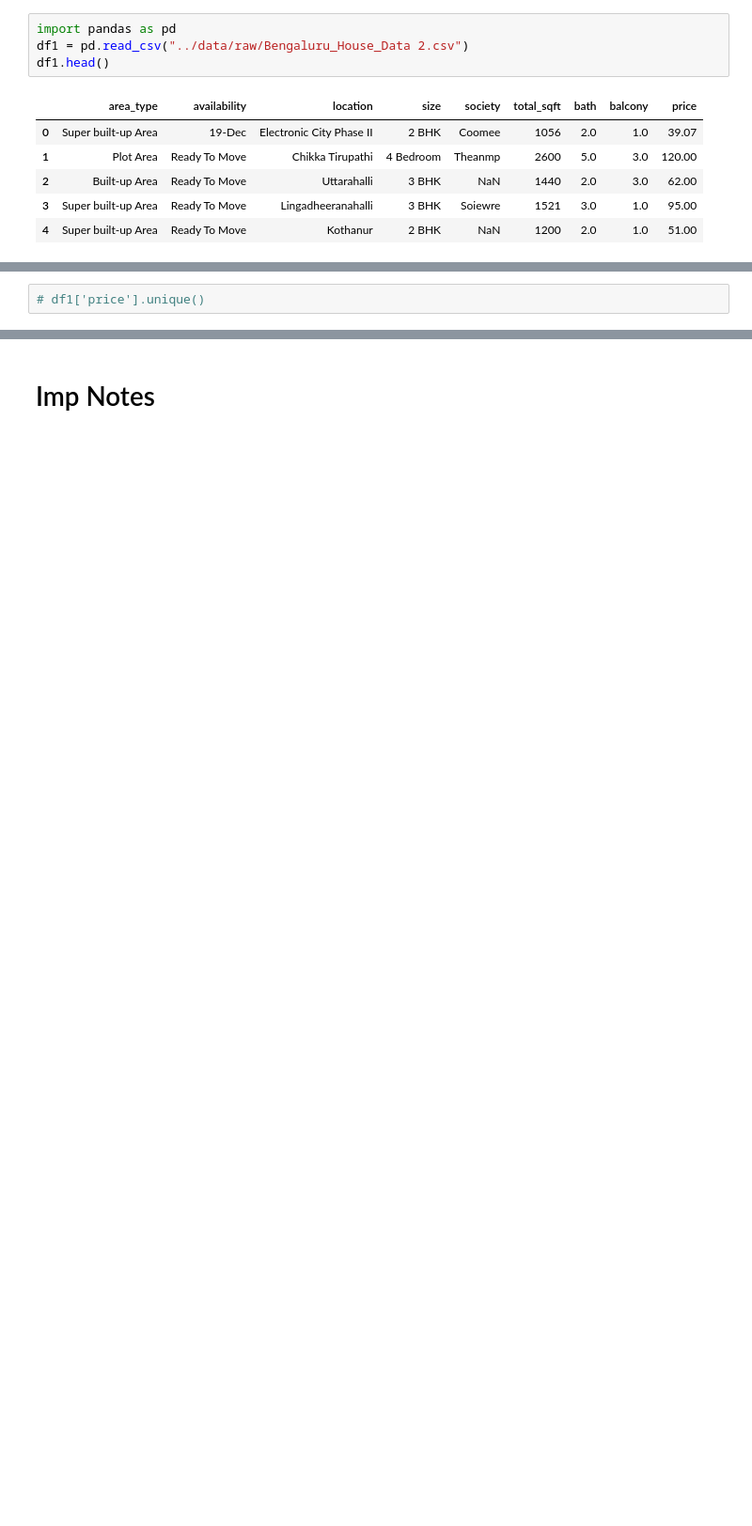
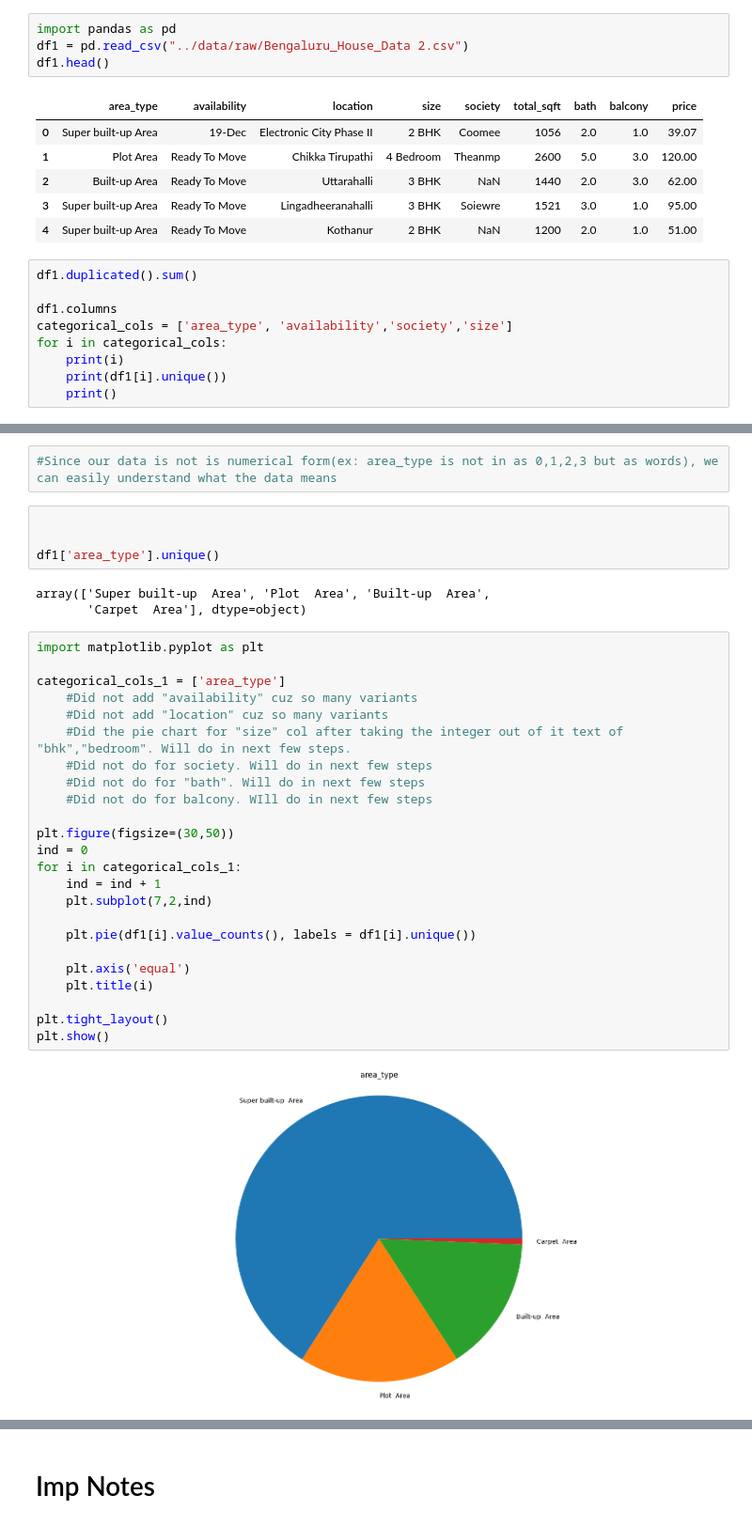
Before and after one commit to Vinushann/EstateInsight, a Jupyter notebook: src/data_preprocessing.ipynb, the cells around one changed output, grey strips where cells are left out. Shown at 94% size. Saved outputs shown, nothing was run; the diff lists cells and outputs as text; blank space fills up the shorter version.

```diff
--- a/src/data_preprocessing.ipynb
+++ b/src/data_preprocessing.ipynb
@@ -9,3 +9,12 @@ df1.head()
 | 2 | Built-up Area | Ready To Move | Uttarahalli | 3 BHK | NaN | 1440 | 2.0 | 3.0 | 62.00 |
 | 3 | Super built-up Area | Ready To Move | Lingadheeranahalli | 3 BHK | Soiewre | 1521 | 3.0 | 1.0 | 95.00 |
 | 4 | Super built-up Area | Ready To Move | Kothanur | 2 BHK | NaN | 1200 | 2.0 | 1.0 | 51.00 |
+# %%
+df1.duplicated().sum()
+
+df1.columns
+categorical_cols = ['area_type', 'availability','society','size']
+for i in categorical_cols:
+    print(i)
+    print(df1[i].unique())
+    print()
@@ -12,2 +62,35 @@ df1.head()
+# %%
+#Since our data is not is numerical form(ex: area_type is not in as 0,1,2,3 but as words), we can easily understand what the data means
 # %%
-# df1['price'].unique()
+
+
+df1['area_type'].unique()
+# %% [output]
+array(['Super built-up  Area', 'Plot  Area', 'Built-up  Area',
+       'Carpet  Area'], dtype=object)
+# %%
+import matplotlib.pyplot as plt
+
+categorical_cols_1 = ['area_type']
+    #Did not add "availability" cuz so many variants
+    #Did not add "location" cuz so many variants
+    #Did the pie chart for "size" col after taking the integer out of it text of "bhk","bedroom". Will do in next few steps.
+    #Did not do for society. Will do in next few steps
+    #Did not do for "bath". Will do in next few steps
+    #Did not do for balcony. WIll do in next few steps
+
+plt.figure(figsize=(30,50))
+ind = 0
+for i in categorical_cols_1:
+    ind = ind + 1
+    plt.subplot(7,2,ind)
+
+    plt.pie(df1[i].value_counts(), labels = df1[i].unique())
+
+    plt.axis('equal')
+    plt.title(i)
+
+plt.tight_layout()
+plt.show()
+# %% [output]
+[figure, added]
```
Also changed, not shown: parts of 8 cells of this notebook, 1 other file.
